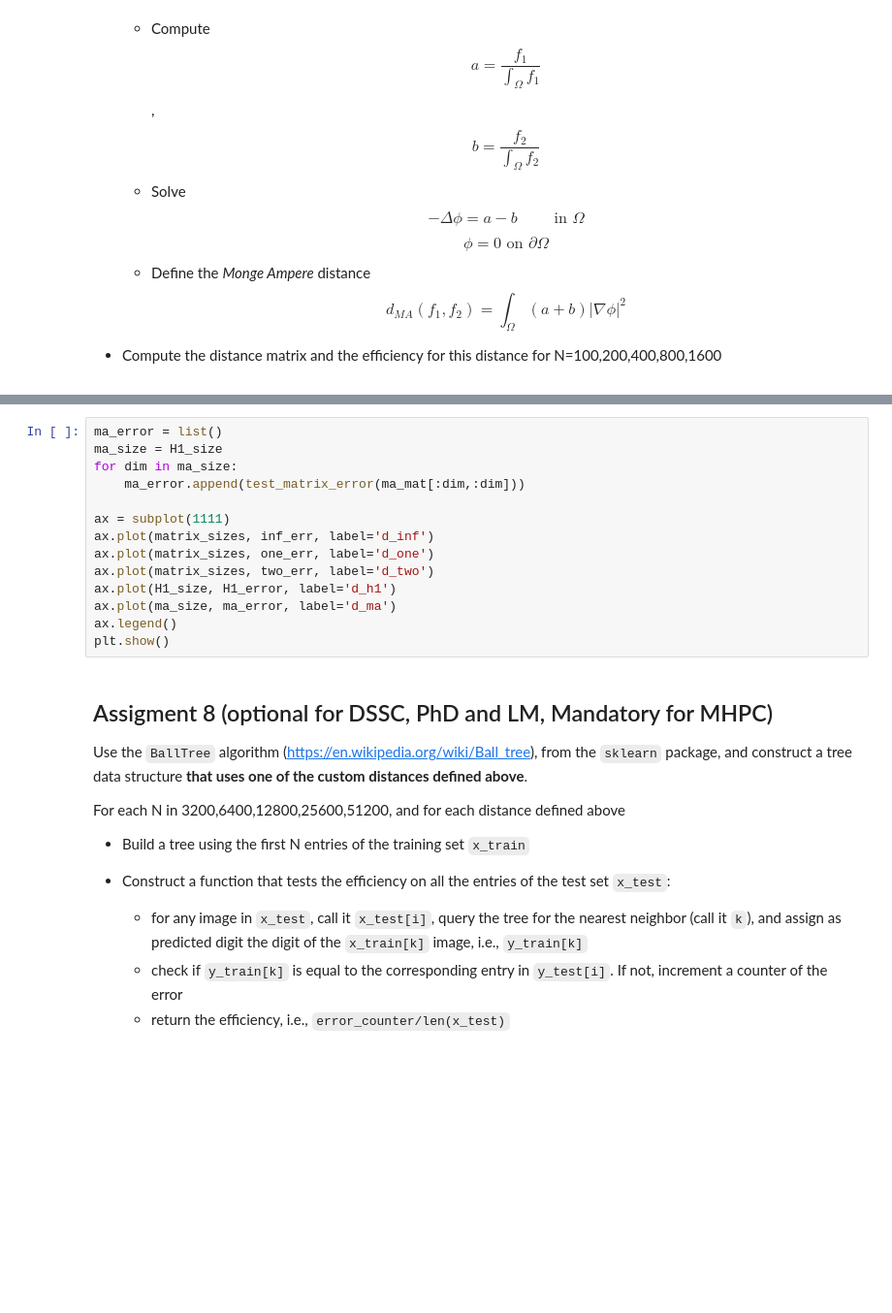
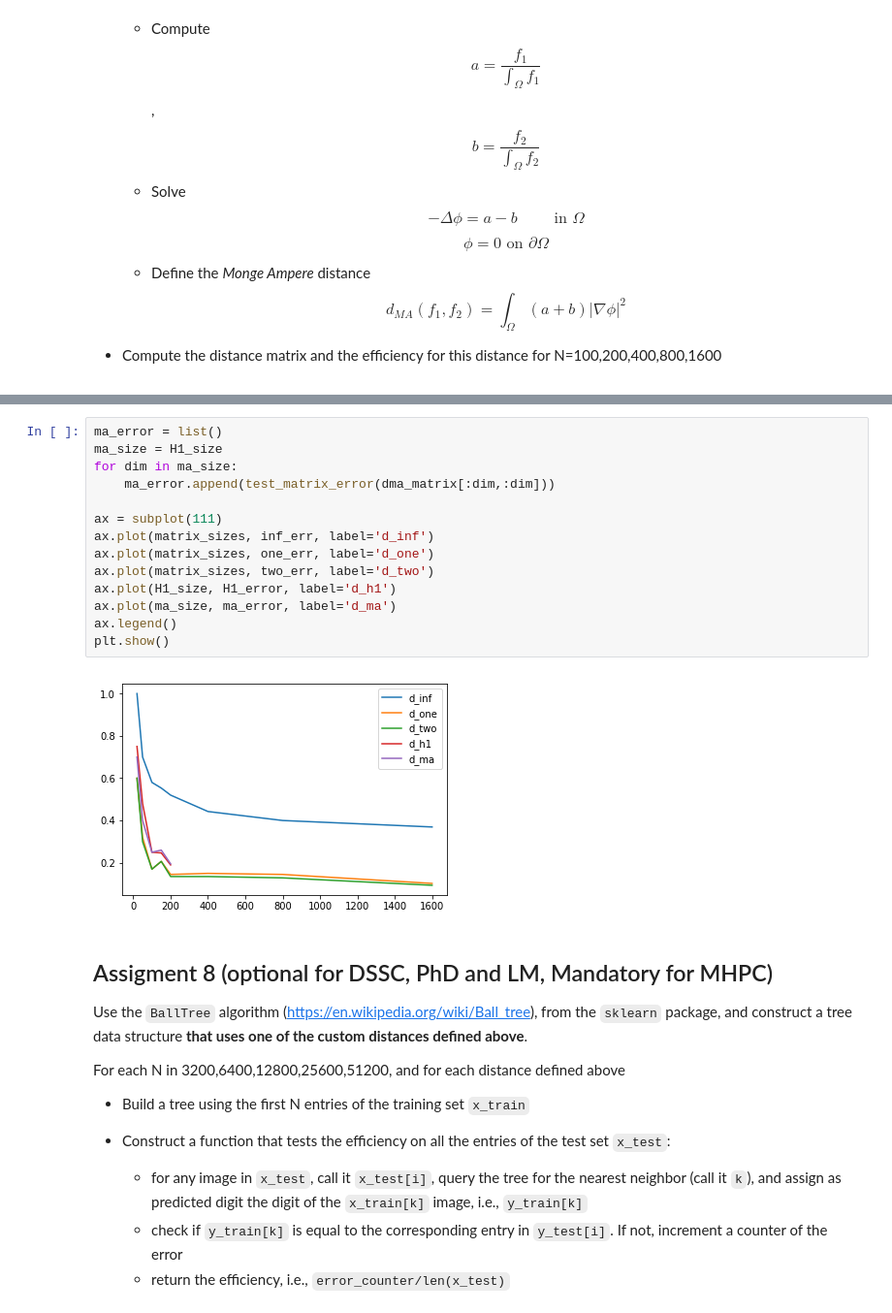
Before and after one commit to federico-camerota/P1.4_seed, a Jupyter notebook: final_project/final_project_2018-2019.ipynb, the cells around one changed output, grey strips where cells are left out. Shown at 97% size. Saved outputs shown, nothing was run; the diff lists cells and outputs as text; blank space fills up the shorter version.

```diff
--- a/final_project/final_project_2018-2019.ipynb
+++ b/final_project/final_project_2018-2019.ipynb
@@ -512,17 +519,19 @@ Wall time: 3.83 s
 # %%
 ma_error = list()
 ma_size = H1_size
 for dim in ma_size:
-    ma_error.append(test_matrix_error(ma_mat[:dim,:dim]))
+    ma_error.append(test_matrix_error(dma_matrix[:dim,:dim]))
 
-ax = subplot(1111)
+ax = subplot(111)
 ax.plot(matrix_sizes, inf_err, label='d_inf')
 ax.plot(matrix_sizes, one_err, label='d_one')
 ax.plot(matrix_sizes, two_err, label='d_two')
 ax.plot(H1_size, H1_error, label='d_h1')
 ax.plot(ma_size, ma_error, label='d_ma')
 ax.legend()
 plt.show()
+# %% [output]
+[figure, added]
 # %% [markdown]
 ## Assigment 8 (optional for DSSC, PhD and LM, Mandatory for MHPC)
 
```
Also changed, not shown: parts of 7 cells of this notebook, 2 other files.
